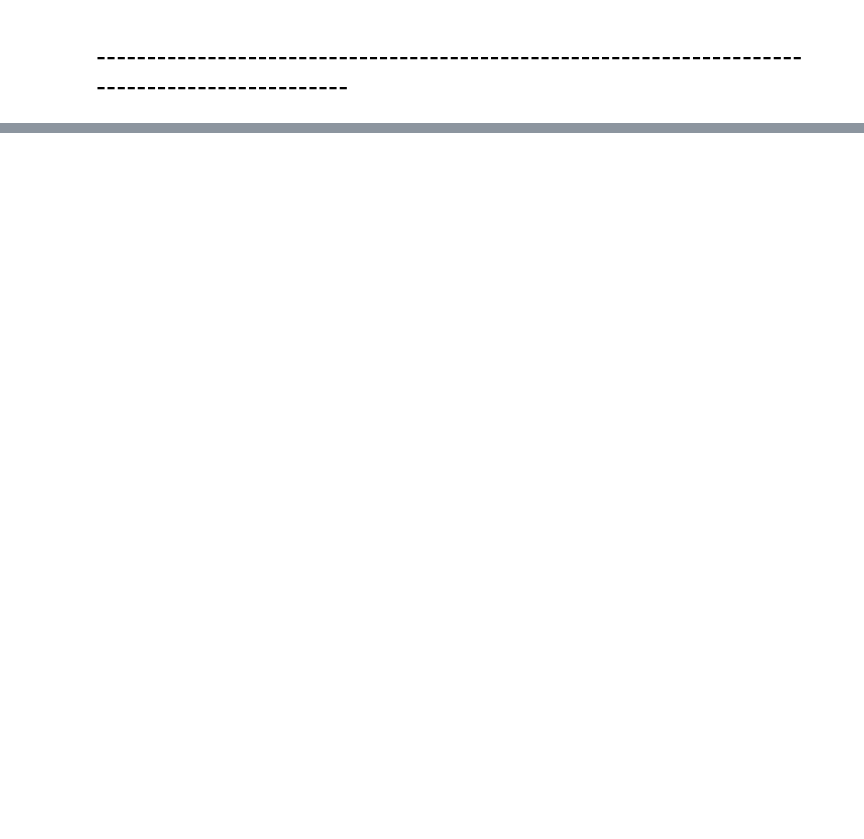
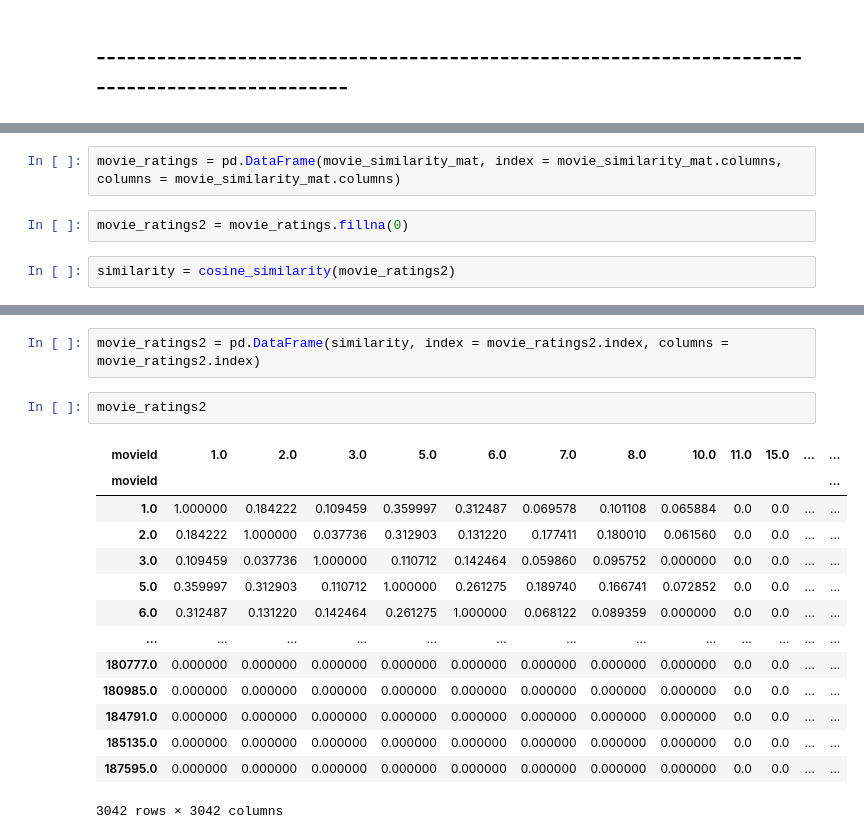
Before and after one commit to mohammad-khamlan/Movie-Recommendation-System, a Jupyter notebook: Model.ipynb, the cells around one changed output, grey strips where cells are left out. Cells and saved outputs as stored; diff of their text form; blank space fills up the shorter version.

```diff
--- a/Model.ipynb
+++ b/Model.ipynb
@@ -291,0 +279,6 @@ movies
+# %%
+movie_ratings = pd.DataFrame(movie_similarity_mat, index = movie_similarity_mat.columns, columns = movie_similarity_mat.columns)
+# %%
+movie_ratings2 = movie_ratings.fillna(0)
+# %%
+similarity = cosine_similarity(movie_ratings2)
@@ -291,0 +289,19 @@ movies
+# %%
+movie_ratings2 = pd.DataFrame(similarity, index = movie_ratings2.index, columns = movie_ratings2.index)
+# %%
+movie_ratings2
+# %% [output]
+| movieId | 1.0 | 2.0 | 3.0 | 5.0 | 6.0 | 7.0 | 8.0 | 10.0 | 11.0 | 15.0 | ... | ... |
+| movieId |  |  |  |  |  |  |  |  |  |  |  | ... |
+| 1.0 | 1.000000 | 0.184222 | 0.109459 | 0.359997 | 0.312487 | 0.069578 | 0.101108 | 0.065884 | 0.0 | 0.0 | ... | ... |
+| 2.0 | 0.184222 | 1.000000 | 0.037736 | 0.312903 | 0.131220 | 0.177411 | 0.180010 | 0.061560 | 0.0 | 0.0 | ... | ... |
+| 3.0 | 0.109459 | 0.037736 | 1.000000 | 0.110712 | 0.142464 | 0.059860 | 0.095752 | 0.000000 | 0.0 | 0.0 | ... | ... |
+| 5.0 | 0.359997 | 0.312903 | 0.110712 | 1.000000 | 0.261275 | 0.189740 | 0.166741 | 0.072852 | 0.0 | 0.0 | ... | ... |
+| 6.0 | 0.312487 | 0.131220 | 0.142464 | 0.261275 | 1.000000 | 0.068122 | 0.089359 | 0.000000 | 0.0 | 0.0 | ... | ... |
+| ... | ... | ... | ... | ... | ... | ... | ... | ... | ... | ... | ... | ... |
+| 180777.0 | 0.000000 | 0.000000 | 0.000000 | 0.000000 | 0.000000 | 0.000000 | 0.000000 | 0.000000 | 0.0 | 0.0 | ... | ... |
+| 180985.0 | 0.000000 | 0.000000 | 0.000000 | 0.000000 | 0.000000 | 0.000000 | 0.000000 | 0.000000 | 0.0 | 0.0 | ... | ... |
+| 184791.0 | 0.000000 | 0.000000 | 0.000000 | 0.000000 | 0.000000 | 0.000000 | 0.000000 | 0.000000 | 0.0 | 0.0 | ... | ... |
+| 185135.0 | 0.000000 | 0.000000 | 0.000000 | 0.000000 | 0.000000 | 0.000000 | 0.000000 | 0.000000 | 0.0 | 0.0 | ... | ... |
+| 187595.0 | 0.000000 | 0.000000 | 0.000000 | 0.000000 | 0.000000 | 0.000000 | 0.000000 | 0.000000 | 0.0 | 0.0 | ... | ... |
+3042 rows × 3042 columns
```
Also changed, not shown: parts of 50 cells of this notebook.
